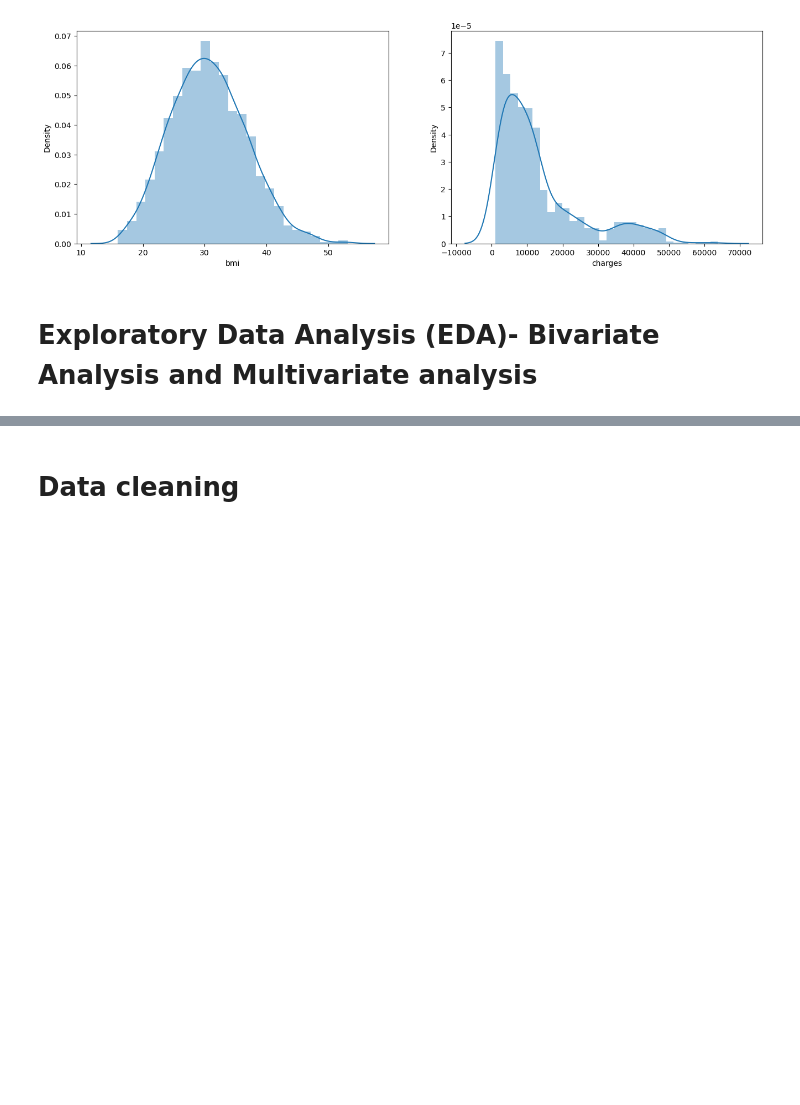
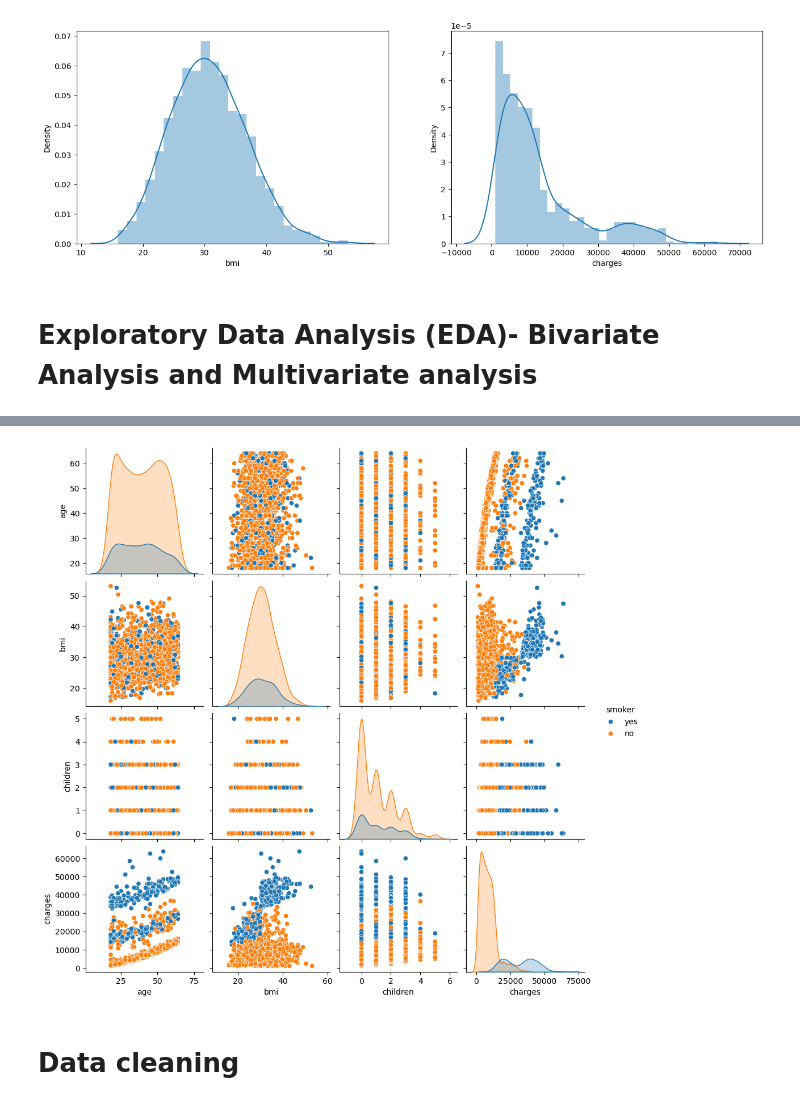
Before and after one commit to Abhinav145/Medical_price_prediction, a Jupyter notebook: Untitled.ipynb, the cells around one changed output, grey strips where cells are left out. Cells and saved outputs as stored; diff of their text form; code cells hidden in the pictures; blank space fills up the shorter version.

```diff
--- a/Untitled.ipynb
+++ b/Untitled.ipynb
@@ -165,3 +169,8 @@ plt.show()
+# %%
+sns.pairplot(data, hue='smoker')
+plt.show()
+# %% [output]
+[figure, added]
 # %% [markdown]
 # Data cleaning
 # %%
```
Also changed, not shown: parts of 4 cells of this notebook.
